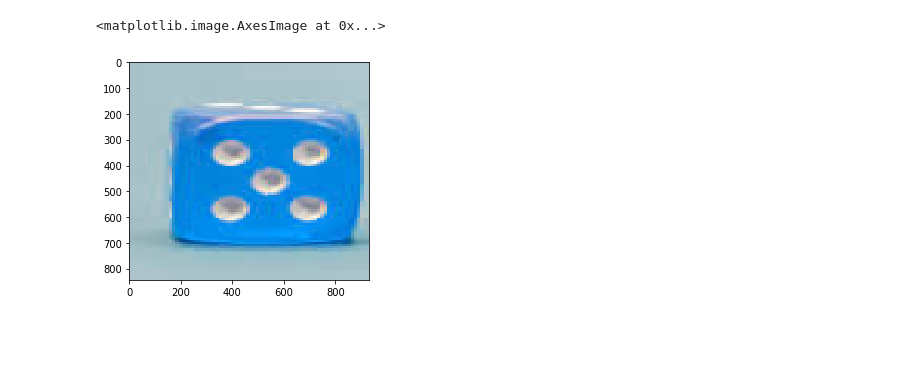
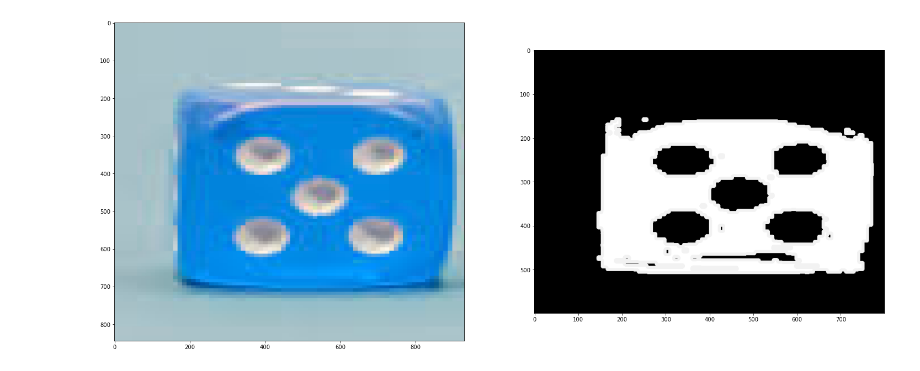
Before and after one commit to piter104/dices, a Jupyter notebook: dices.ipynb, the cells around one changed output. Cells and saved outputs as stored; diff of their text form; code cells hidden in the pictures; blank space fills up the shorter version.

Commit message:
process image function added

```diff
--- a/dices.ipynb
+++ b/dices.ipynb
@@ -12,9 +12,20 @@ from skimage import measure
 import random as rng
 
 from dice_counter import *
+# %%
+def process_image(image):
+    image = cv.resize(image, (800, 600))
+    image_grayscale = cv.cvtColor(255 - image, cv.COLOR_RGB2GRAY)
+    temp = remove_everything_above_std_and_mean(image_grayscale)
+    contoured_image1 = draw_contours(temp)
+    plt.figure(figsize=(25,25))
+    plt.subplot(1, 2, 1)
+    plt.imshow(image1)
+    plt.subplot(1, 2, 2)
+    plt.imshow(contoured_image1, cmap='gray')
+    return contoured_image1
 # %%
 image1 = cv.imread("kostka.png")
-plt.imshow(image1)
+contour = process_image(image1)
 # %% [output]
-<matplotlib.image.AxesImage at 0x...>
-[figure, old version]
+[figure, new version]
```
Also changed, not shown: parts of 7 cells of this notebook, 3 other files.
